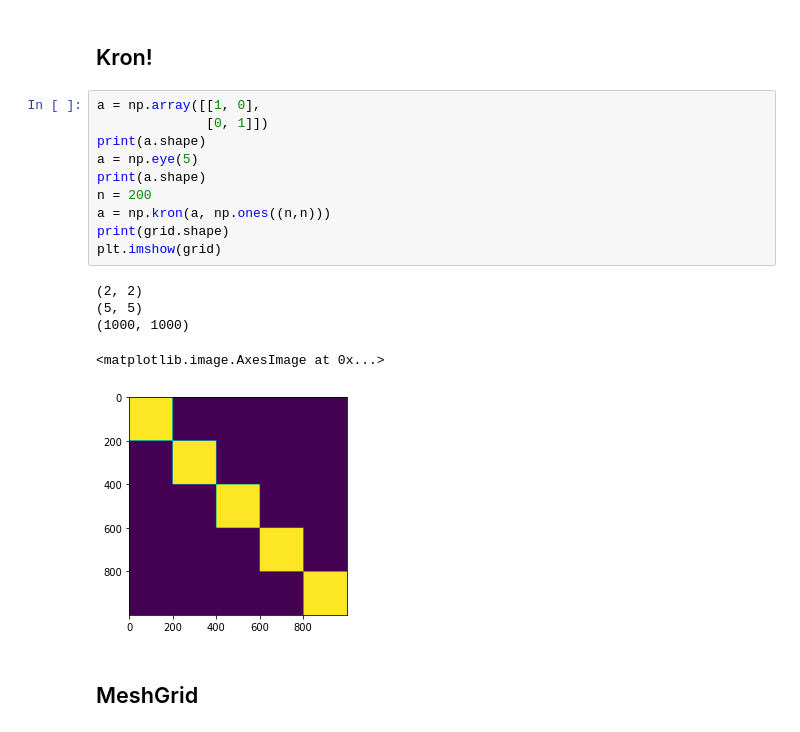
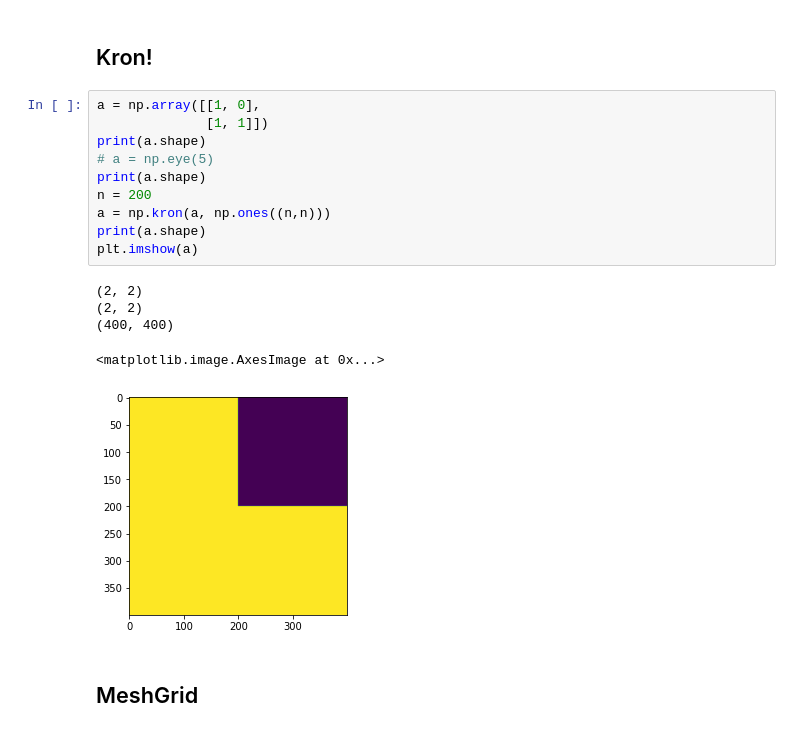
Before and after one commit to NSCC-COGS/Aestheta, a Jupyter notebook: Tutorials/numpy_tutorial.ipynb, the cells around one changed output. Drawn from its saved outputs; the diff is of its cells as text.

```diff
--- a/Tutorials/numpy_tutorial.ipynb
+++ b/Tutorials/numpy_tutorial.ipynb
@@ -978,20 +1245,20 @@ Coefficients [-1.42836956e-08  5.33872486e-06 -5.91008458e-04  2.38663231e-02
 ## Kron!
 # %%
 a = np.array([[1, 0],
-              [0, 1]])
+              [1, 1]])
 print(a.shape)
-a = np.eye(5)
+# a = np.eye(5)
 print(a.shape)
 n = 200
 a = np.kron(a, np.ones((n,n)))
-print(grid.shape)
-plt.imshow(grid)
+print(a.shape)
+plt.imshow(a)
 # %% [output]
 (2, 2)
-(5, 5)
-(1000, 1000)
+(2, 2)
+(400, 400)
 <matplotlib.image.AxesImage at 0x...>
-[figure, old version]
+[figure, new version]
 # %% [markdown]
 ## MeshGrid
 # %%
```
Also changed, not shown: parts of 24 cells of this notebook.
